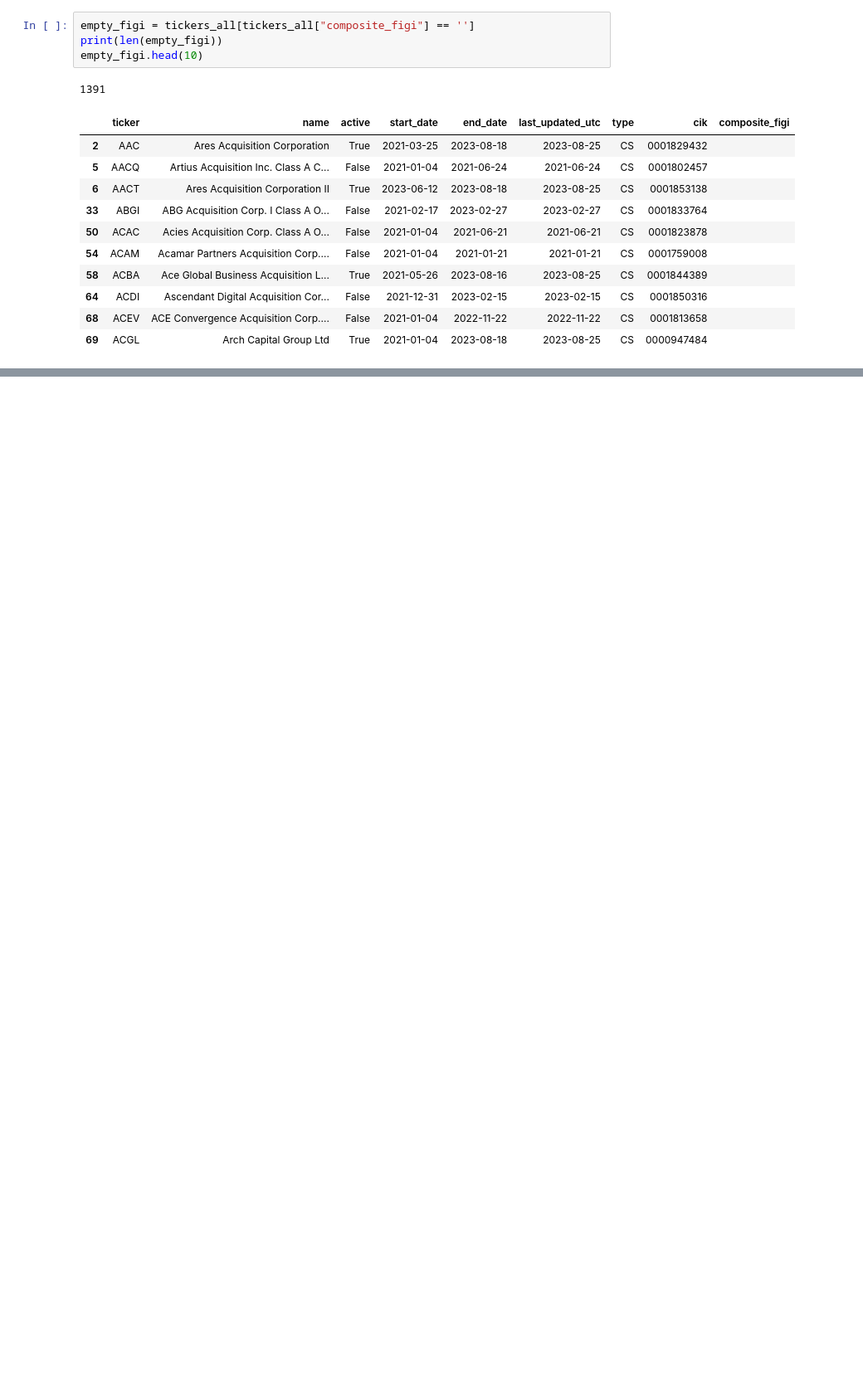
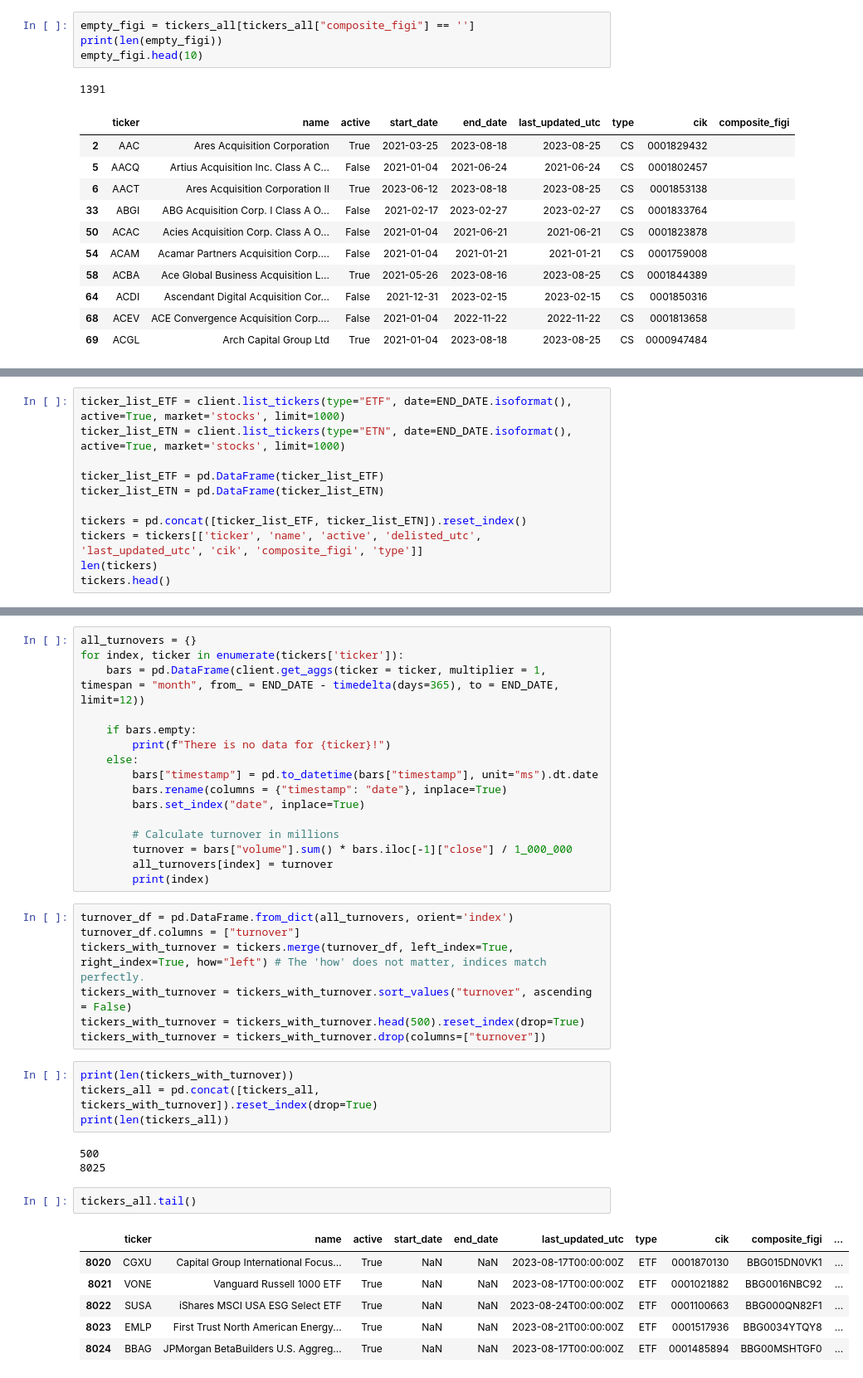
Before and after one commit to shinathan/QSExtended, a Jupyter notebook: data_import/polygon/1_get_tickers.ipynb, the cells around one changed output, grey strips where cells are left out. Shown at 83% size. Cells and saved outputs as stored; diff of their text form; blank space fills up the shorter version.

Commit message:
Added ETFs to the ticker list

```diff
--- a/data_import/polygon/1_get_tickers.ipynb
+++ b/data_import/polygon/1_get_tickers.ipynb
@@ -1656,0 +1678,11 @@ empty_figi.head(10)
+# %%
+ticker_list_ETF = client.list_tickers(type="ETF", date=END_DATE.isoformat(), active=True, market='stocks', limit=1000)
+ticker_list_ETN = client.list_tickers(type="ETN", date=END_DATE.isoformat(), active=True, market='stocks', limit=1000)
+
+ticker_list_ETF = pd.DataFrame(ticker_list_ETF)
+ticker_list_ETN = pd.DataFrame(ticker_list_ETN)
+
+tickers = pd.concat([ticker_list_ETF, ticker_list_ETN]).reset_index()
+tickers = tickers[['ticker', 'name', 'active', 'delisted_utc', 'last_updated_utc', 'cik', 'composite_figi', 'type']]
+len(tickers)
+tickers.head()
@@ -1656,0 +1696,39 @@ empty_figi.head(10)
+# %%
+all_turnovers = {}
+for index, ticker in enumerate(tickers['ticker']):
+    bars = pd.DataFrame(client.get_aggs(ticker = ticker, multiplier = 1, timespan = "month", from_ = END_DATE - timedelta(days=365), to = END_DATE, limit=12))
+
+    if bars.empty:
+        print(f"There is no data for {ticker}!")
+    else:
+        bars["timestamp"] = pd.to_datetime(bars["timestamp"], unit="ms").dt.date
+        bars.rename(columns = {"timestamp": "date"}, inplace=True)
+        bars.set_index("date", inplace=True)
+
+        # Calculate turnover in millions
+        turnover = bars["volume"].sum() * bars.iloc[-1]["close"] / 1_000_000
+        all_turnovers[index] = turnover
+        print(index)
+# %%
+turnover_df = pd.DataFrame.from_dict(all_turnovers, orient='index')
+turnover_df.columns = ["turnover"]
+tickers_with_turnover = tickers.merge(turnover_df, left_index=True, right_index=True, how="left") # The 'how' does not matter, indices match perfectly.
+tickers_with_turnover = tickers_with_turnover.sort_values("turnover", ascending = False)
+tickers_with_turnover = tickers_with_turnover.head(500).reset_index(drop=True)
+tickers_with_turnover = tickers_with_turnover.drop(columns=["turnover"])
+# %%
+print(len(tickers_with_turnover))
+tickers_all = pd.concat([tickers_all, tickers_with_turnover]).reset_index(drop=True)
+print(len(tickers_all))
+# %% [output]
+500
+8025
+# %%
+tickers_all.tail()
+# %% [output]
+|  | ticker | name | active | start_date | end_date | last_updated_utc | type | cik | composite_figi | ... |
+| 8020 | CGXU | Capital Group International Focus... | True | NaN | NaN | 2023-08-17T00:00:00Z | ETF | 0001870130 | BBG015DN0VK1 | ... |
+| 8021 | VONE | Vanguard Russell 1000 ETF | True | NaN | NaN | 2023-08-17T00:00:00Z | ETF | 0001021882 | BBG0016NBC92 | ... |
+| 8022 | SUSA | iShares MSCI USA ESG Select ETF | True | NaN | NaN | 2023-08-24T00:00:00Z | ETF | 0001100663 | BBG000QN82F1 | ... |
+| 8023 | EMLP | First Trust North American Energy... | True | NaN | NaN | 2023-08-21T00:00:00Z | ETF | 0001517936 | BBG0034YTQY8 | ... |
+| 8024 | BBAG | JPMorgan BetaBuilders U.S. Aggreg... | True | NaN | NaN | 2023-08-17T00:00:00Z | ETF | 0001485894 | BBG00MSHTGF0 | ... |
```
Also changed, not shown: parts of 9 cells of this notebook.
